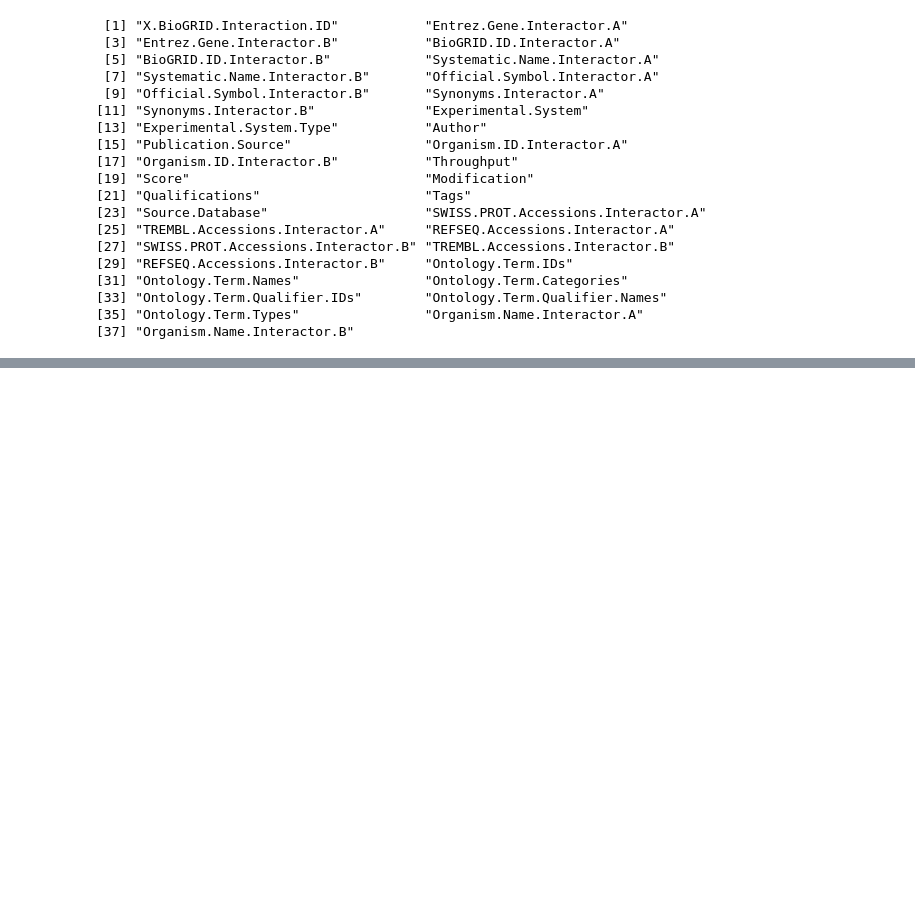
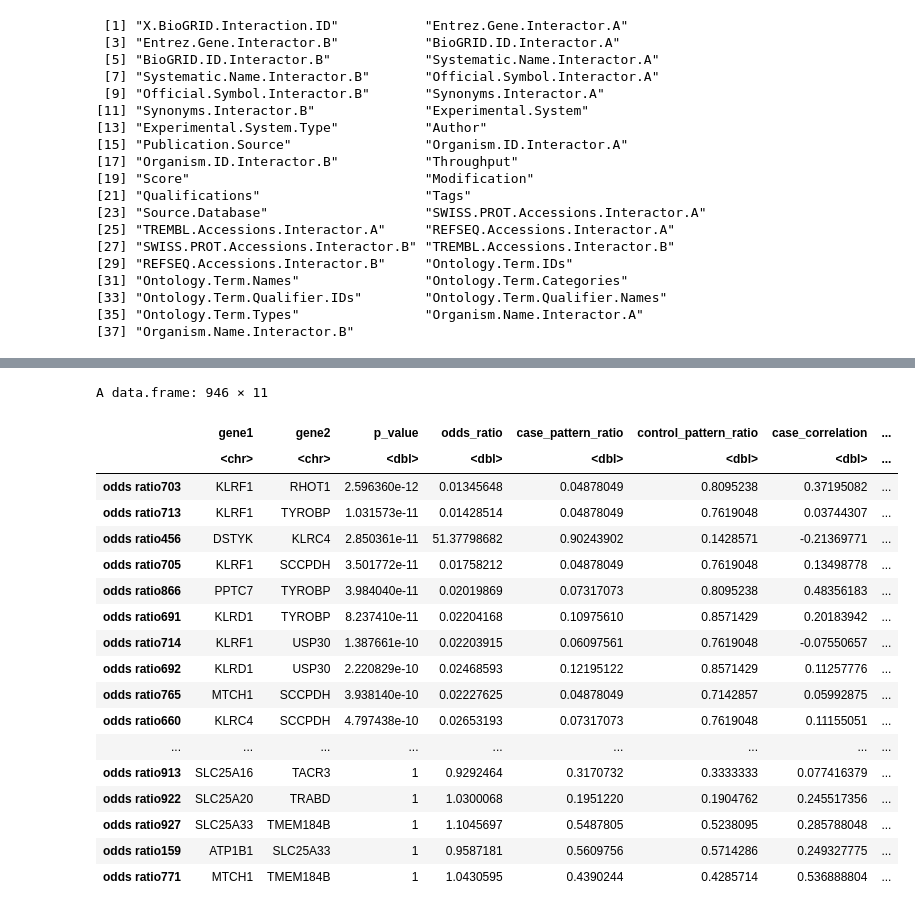
Before and after one commit to loganylchen/MPAGE, a Jupyter notebook: testing.ipynb, the cells around one changed output, grey strips where cells are left out. Cells and saved outputs as stored; diff of their text form; code cells hidden in the pictures; blank space fills up the shorter version.

```diff
--- a/testing.ipynb
+++ b/testing.ipynb
@@ -1415,0 +771,22 @@ A matrix: 54675 × 103 of type dbl
+# %%
+results %>% arrange(p_value)
+# %% [output]
+A data.frame: 946 × 11
+|  | gene1 | gene2 | p_value | odds_ratio | case_pattern_ratio | control_pattern_ratio | case_correlation | ... |
+|  | <chr> | <chr> | <dbl> | <dbl> | <dbl> | <dbl> | <dbl> | ... |
+| odds ratio703 | KLRF1 | RHOT1 | 2.596360e-12 | 0.01345648 | 0.04878049 | 0.8095238 | 0.37195082 | ... |
+| odds ratio713 | KLRF1 | TYROBP | 1.031573e-11 | 0.01428514 | 0.04878049 | 0.7619048 | 0.03744307 | ... |
+| odds ratio456 | DSTYK | KLRC4 | 2.850361e-11 | 51.37798682 | 0.90243902 | 0.1428571 | -0.21369771 | ... |
+| odds ratio705 | KLRF1 | SCCPDH | 3.501772e-11 | 0.01758212 | 0.04878049 | 0.7619048 | 0.13498778 | ... |
+| odds ratio866 | PPTC7 | TYROBP | 3.984040e-11 | 0.02019869 | 0.07317073 | 0.8095238 | 0.48356183 | ... |
+| odds ratio691 | KLRD1 | TYROBP | 8.237410e-11 | 0.02204168 | 0.10975610 | 0.8571429 | 0.20183942 | ... |
+| odds ratio714 | KLRF1 | USP30 | 1.387661e-10 | 0.02203915 | 0.06097561 | 0.7619048 | -0.07550657 | ... |
+| odds ratio692 | KLRD1 | USP30 | 2.220829e-10 | 0.02468593 | 0.12195122 | 0.8571429 | 0.11257776 | ... |
+| odds ratio765 | MTCH1 | SCCPDH | 3.938140e-10 | 0.02227625 | 0.04878049 | 0.7142857 | 0.05992875 | ... |
+| odds ratio660 | KLRC4 | SCCPDH | 4.797438e-10 | 0.02653193 | 0.07317073 | 0.7619048 | 0.11155051 | ... |
+| ... | ... | ... | ... | ... | ... | ... | ... | ... |
+| odds ratio913 | SLC25A16 | TACR3 | 1 | 0.9292464 | 0.3170732 | 0.3333333 | 0.077416379 | ... |
+| odds ratio922 | SLC25A20 | TRABD | 1 | 1.0300068 | 0.1951220 | 0.1904762 | 0.245517356 | ... |
+| odds ratio927 | SLC25A33 | TMEM184B | 1 | 1.1045697 | 0.5487805 | 0.5238095 | 0.285788048 | ... |
+| odds ratio159 | ATP1B1 | SLC25A33 | 1 | 0.9587181 | 0.5609756 | 0.5714286 | 0.249327775 | ... |
+| odds ratio771 | MTCH1 | TMEM184B | 1 | 1.0430595 | 0.4390244 | 0.4285714 | 0.536888804 | ... |
```
Also changed, not shown: parts of 41 cells of this notebook, 1 other file.
